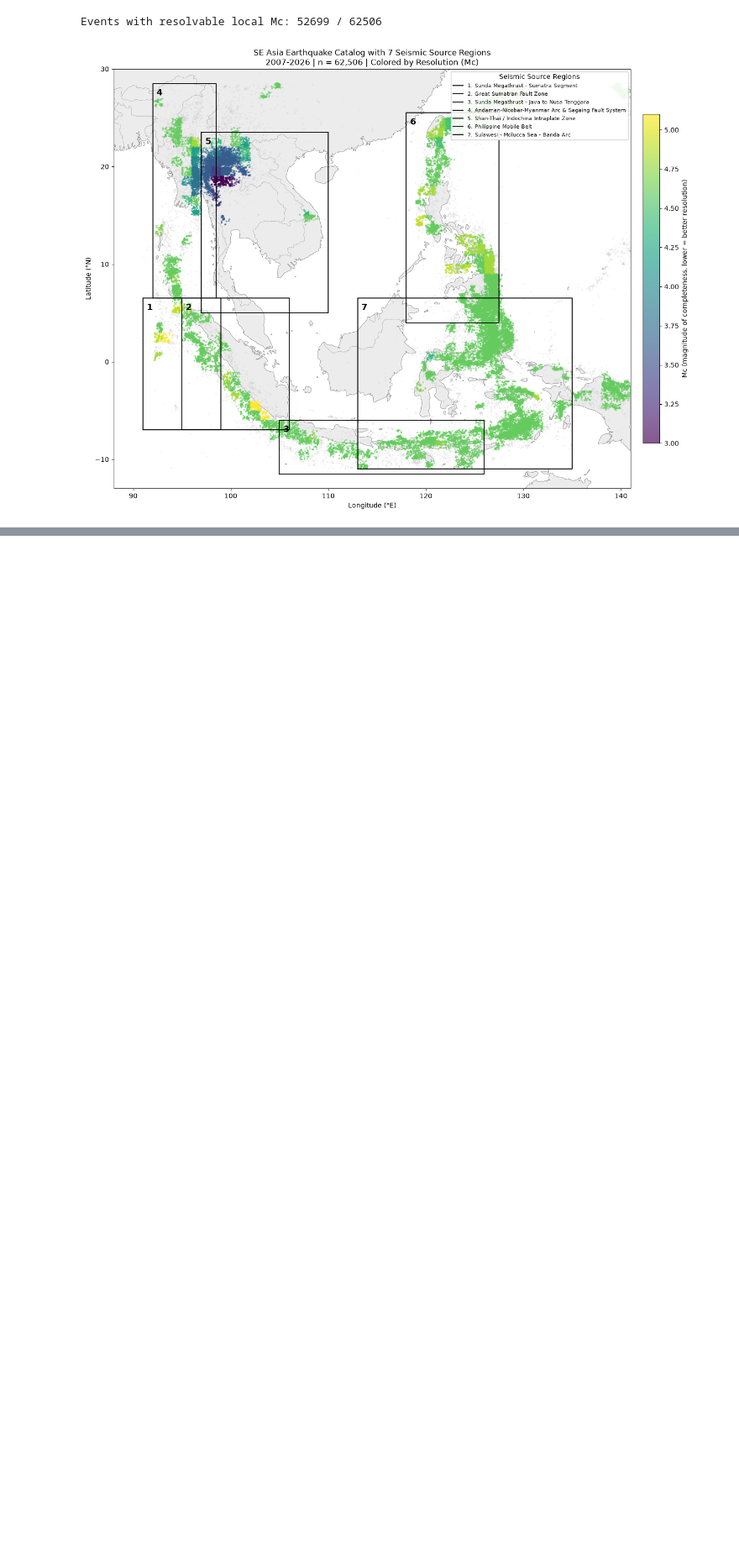
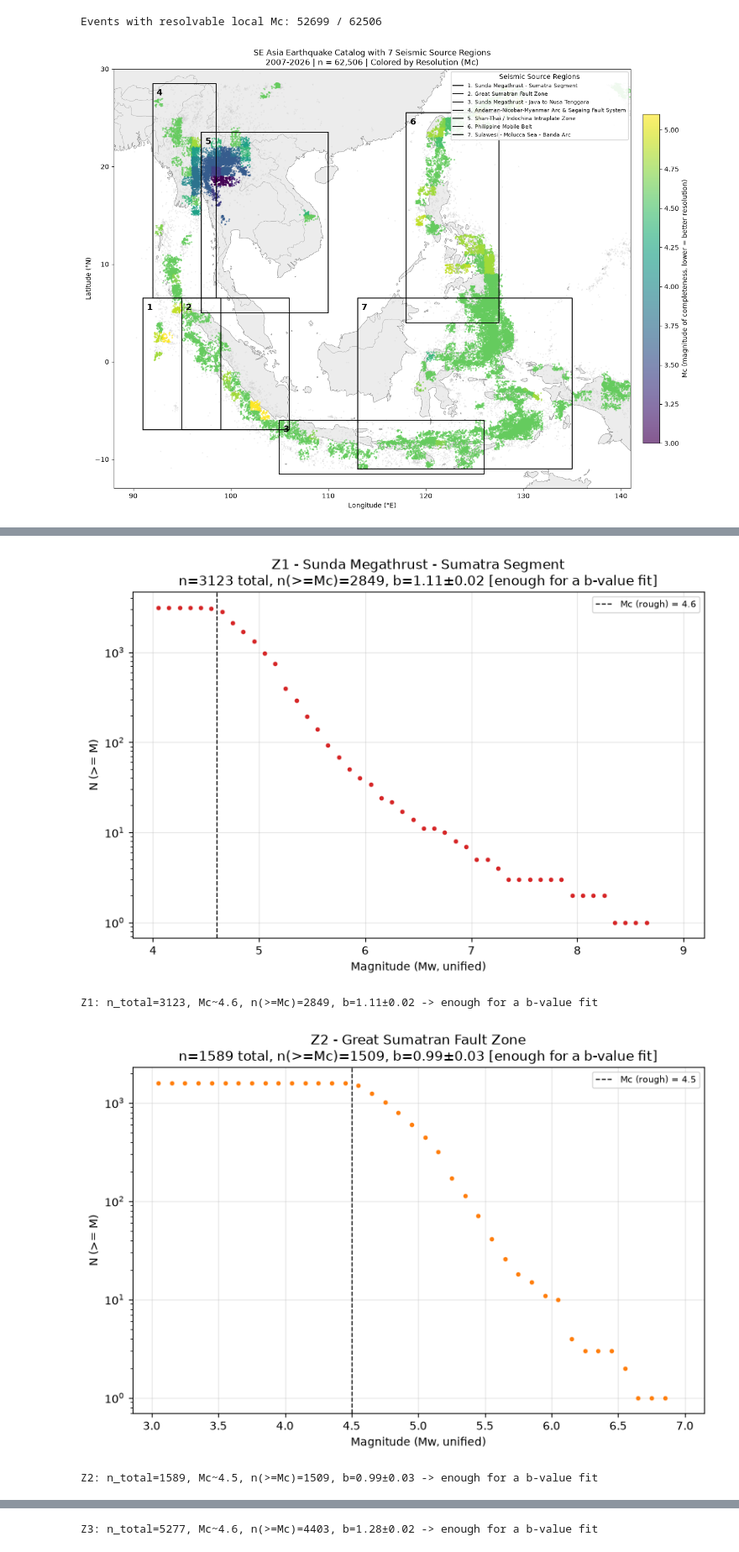
Before and after one commit to maypccp19-glitch/thesis_draft, a Jupyter notebook: preprocess_eda.ipynb, the cells around one changed output, grey strips where cells are left out. Shown at 84% size. Drawn from its saved outputs; the diff is of its cells as text; code cells hidden in the pictures; blank space fills up the shorter version.

```diff
--- a/preprocess_eda.ipynb
+++ b/preprocess_eda.ipynb
@@ -644,0 +655,64 @@ Events with resolvable local Mc: 52699 / 62506
+# %%
+def max_curvature_mc(mags, dm=0.1):
+    if len(mags) == 0:
+        return np.nan
+    bins = np.arange(np.floor(mags.min() / dm) * dm, mags.max() + dm, dm)
+    counts, edges = np.histogram(mags, bins=bins)
+    if counts.sum() == 0:
+        return np.nan
+    return edges[np.argmax(counts)]
+
+
+def aki_utsu_b_value(mags, mc, dm=0.1):
+    """Maximum-likelihood b-value (Aki 1965 / Utsu 1965) for events >= mc."""
+    m = mags[mags >= mc - dm / 2]
+    n = len(m)
+    if n < 30:
+        return np.nan, np.nan, n
+    mean_m = m.mean()
+    b = np.log10(np.e) / (mean_m - (mc - dm / 2))
+    return b, b / np.sqrt(n), n
+
+
+MIN_EVENTS_FOR_STATS = 50  # rough floor for a defensible b-value fit
+
+for zone in ZONE_ORDER:
+    sub = catalog[catalog["zone_code"] == zone]
+    mags = sub["mag_unified"].dropna().values
+    fig, ax = plt.subplots(figsize=(8, 5.5))
+
+    if len(mags) < 10:
+        ax.set_title(f"{zone} - {ZONE_NAME[zone]}: n={len(mags)} (too few events to plot)")
+        fig.tight_layout()
+        fig.savefig(f"{FIG_DIR}/fmd_{zone}.png", dpi=150)
+        plt.show()
+        print(f"{zone}: n_total={len(mags)} -> TOO FEW to plot a frequency-magnitude curve at all")
+        continue
+
+    dm = 0.1
+    bins = np.arange(np.floor(mags.min()), np.ceil(mags.max()) + dm, dm)
+    counts, edges = np.histogram(mags, bins=bins)
+    centers = edges[:-1] + dm / 2
+    cum = np.cumsum(counts[::-1])[::-1]
+
+    mc = max_curvature_mc(mags, dm)
+    b, b_std, n_ge_mc = aki_utsu_b_value(mags, mc, dm)
+    enough = "enough for a b-value fit" if n_ge_mc >= MIN_EVENTS_FOR_STATS else "TOO FEW - do not trust this b-value"
+
+    ax.semilogy(centers, cum, "o", ms=3, color=ZONE_COLOR[zone])
+    ax.axvline(mc, color="k", ls="--", lw=1, label=f"Mc (rough) = {mc:.1f}")
+    ax.set_title(f"{zone} - {ZONE_NAME[zone]}\n"
+                 f"n={len(mags)} total, n(>=Mc)={n_ge_mc}, b={b:.2f}\u00b1{b_std:.2f} [{enough}]")
+    ax.set_xlabel("Magnitude (Mw, unified)")
+    ax.set_ylabel("N (>= M)")
+    ax.legend(fontsize=8)
+    ax.grid(alpha=0.3)
+    fig.tight_layout()
+    fig.savefig(f"{FIG_DIR}/fmd_{zone}.png", dpi=150)
+    plt.show()
+    print(f"{zone}: n_total={len(mags)}, Mc~{mc:.1f}, n(>=Mc)={n_ge_mc}, b={b:.2f}\u00b1{b_std:.2f} -> {enough}")
+# %% [output]
+[figure, added]
+Z1: n_total=3123, Mc~4.6, n(>=Mc)=2849, b=1.11±0.02 -> enough for a b-value fit
+[figure, added]
+Z2: n_total=1589, Mc~4.5, n(>=Mc)=1509, b=0.99±0.03 -> enough for a b-value fit
@@ -644,0 +720 @@ Events with resolvable local Mc: 52699 / 62506
+Z3: n_total=5277, Mc~4.6, n(>=Mc)=4403, b=1.28±0.02 -> enough for a b-value fit
```
Also changed, not shown: parts of 14 cells of this notebook, 13 other files.
